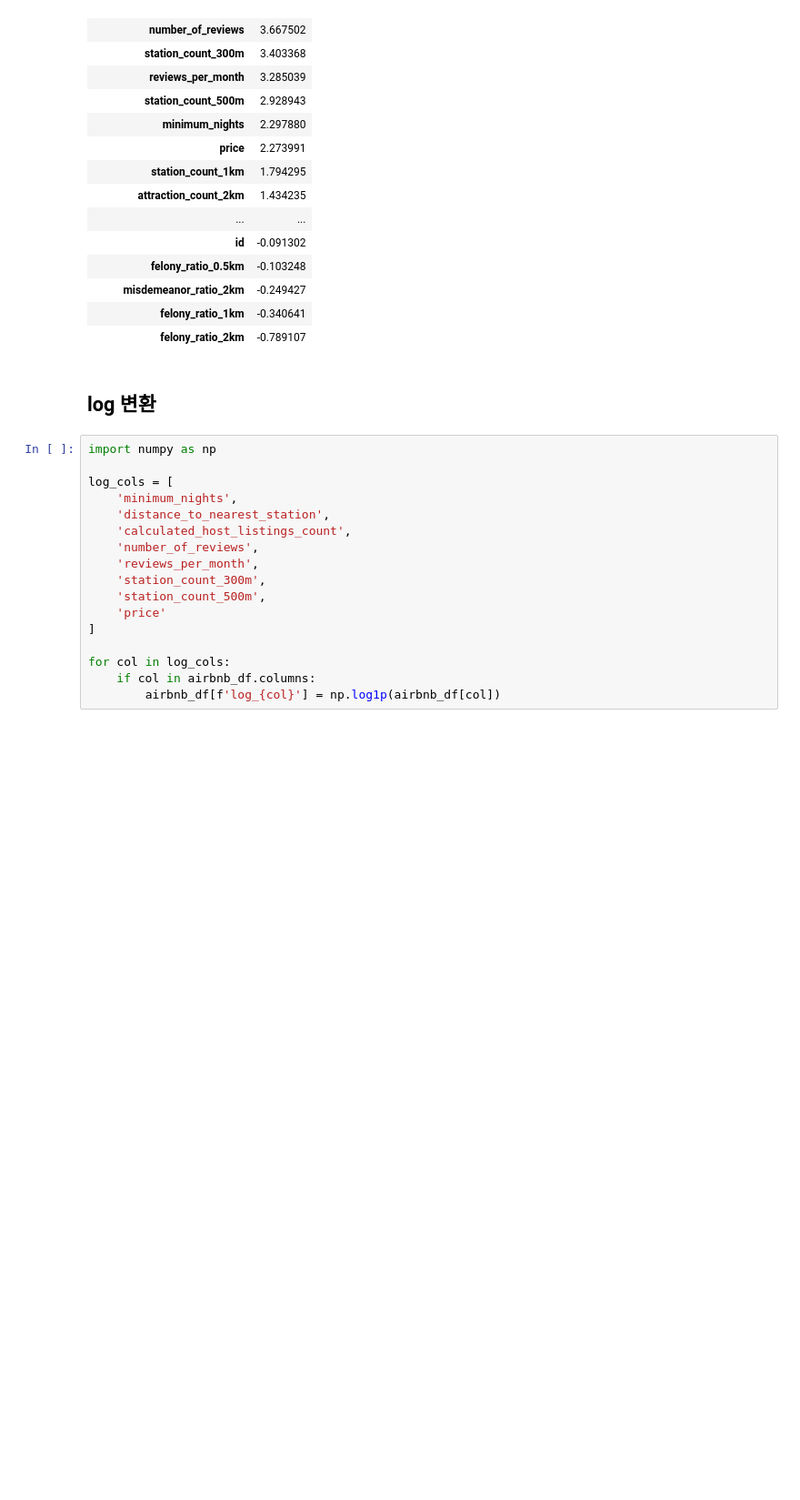
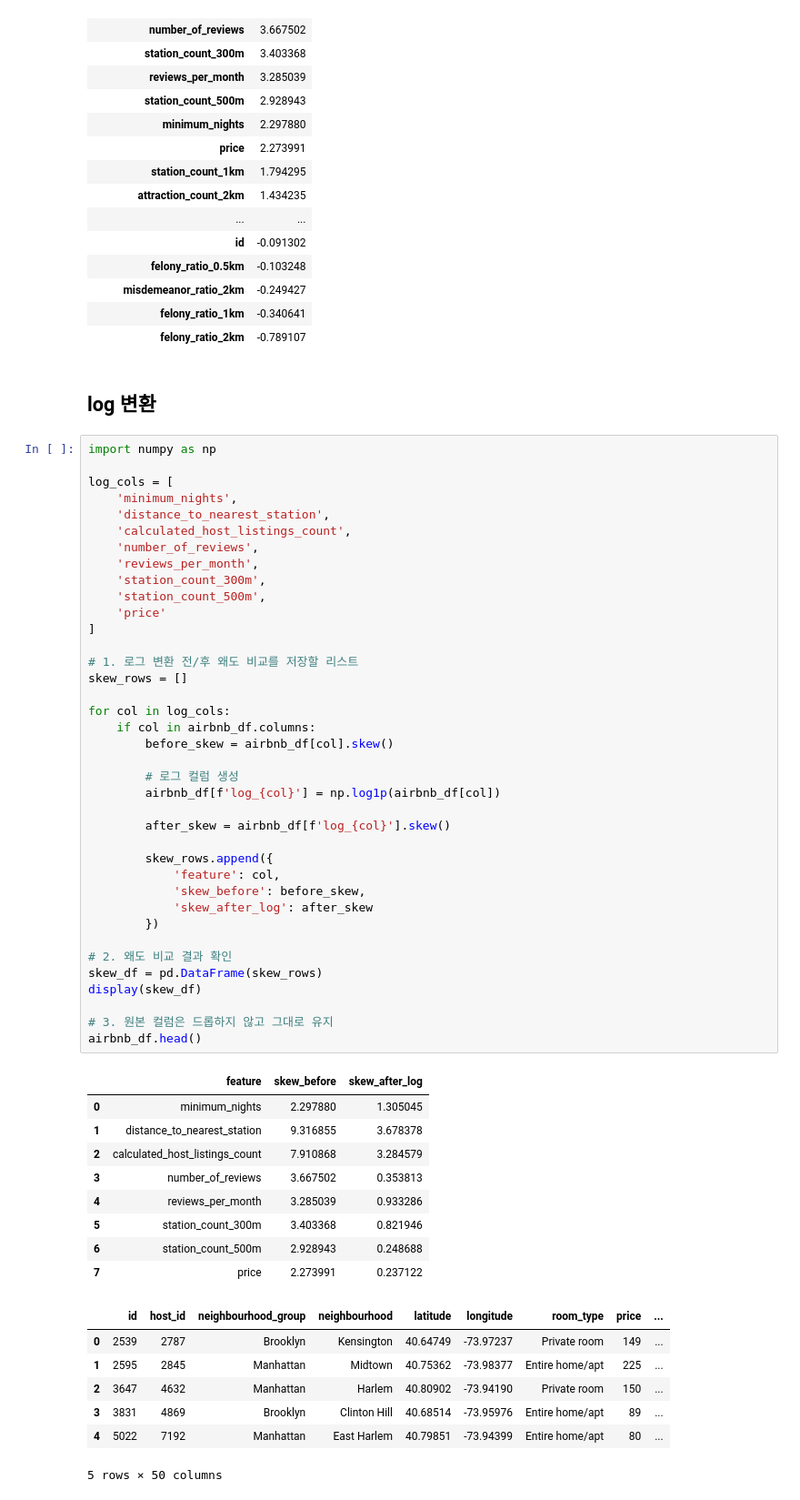
Before and after one commit to simonnchaser/data-science-workspace, a Jupyter notebook: projects/airbnb-price-prediction/notebooks/airbnb_preprocessing.ipynb, the cells around one changed output. Shown at 91% size. Drawn from its saved outputs; the diff is of its cells as text; blank space fills up the shorter version.

```diff
--- a/projects/airbnb-price-prediction/notebooks/airbnb_preprocessing.ipynb
+++ b/projects/airbnb-price-prediction/notebooks/airbnb_preprocessing.ipynb
@@ -721,17 +587,55 @@ display(skew_df)
 # %%
 import numpy as np
 
 log_cols = [
     'minimum_nights',
     'distance_to_nearest_station',
     'calculated_host_listings_count',
     'number_of_reviews',
     'reviews_per_month',
     'station_count_300m',
     'station_count_500m',
     'price'
 ]
 
+# 1. 로그 변환 전/후 왜도 비교를 저장할 리스트
+skew_rows = []
+
 for col in log_cols:
     if col in airbnb_df.columns:
+        before_skew = airbnb_df[col].skew()
+
+        # 로그 컬럼 생성
         airbnb_df[f'log_{col}'] = np.log1p(airbnb_df[col])
+
+        after_skew = airbnb_df[f'log_{col}'].skew()
+
+        skew_rows.append({
+            'feature': col,
+            'skew_before': before_skew,
+            'skew_after_log': after_skew
+        })
+
+# 2. 왜도 비교 결과 확인
+skew_df = pd.DataFrame(skew_rows)
+display(skew_df)
+
+# 3. 원본 컬럼은 드롭하지 않고 그대로 유지
+airbnb_df.head()
+# %% [output]
+|  | feature | skew_before | skew_after_log |
+| 0 | minimum_nights | 2.297880 | 1.305045 |
+| 1 | distance_to_nearest_station | 9.316855 | 3.678378 |
+| 2 | calculated_host_listings_count | 7.910868 | 3.284579 |
+| 3 | number_of_reviews | 3.667502 | 0.353813 |
+| 4 | reviews_per_month | 3.285039 | 0.933286 |
+| 5 | station_count_300m | 3.403368 | 0.821946 |
+| 6 | station_count_500m | 2.928943 | 0.248688 |
+| 7 | price | 2.273991 | 0.237122 |
+|  | id | host_id | neighbourhood_group | neighbourhood | latitude | longitude | room_type | price | ... |
+| 0 | 2539 | 2787 | Brooklyn | Kensington | 40.64749 | -73.97237 | Private room | 149 | ... |
+| 1 | 2595 | 2845 | Manhattan | Midtown | 40.75362 | -73.98377 | Entire home/apt | 225 | ... |
+| 2 | 3647 | 4632 | Manhattan | Harlem | 40.80902 | -73.94190 | Private room | 150 | ... |
+| 3 | 3831 | 4869 | Brooklyn | Clinton Hill | 40.68514 | -73.95976 | Entire home/apt | 89 | ... |
+| 4 | 5022 | 7192 | Manhattan | East Harlem | 40.79851 | -73.94399 | Entire home/apt | 80 | ... |
+5 rows × 50 columns
```
Also changed, not shown: parts of 31 cells of this notebook, 12 other files.
